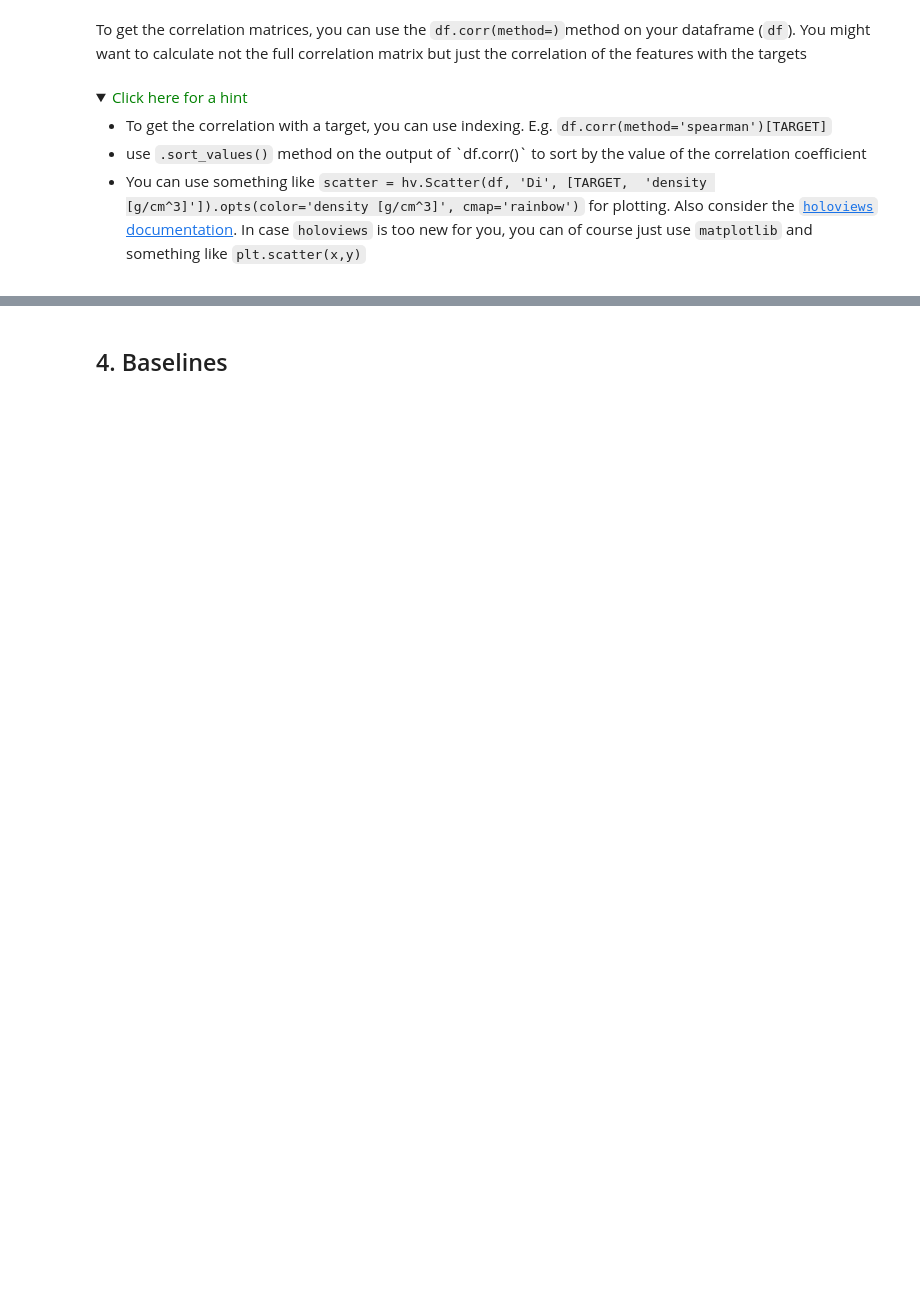
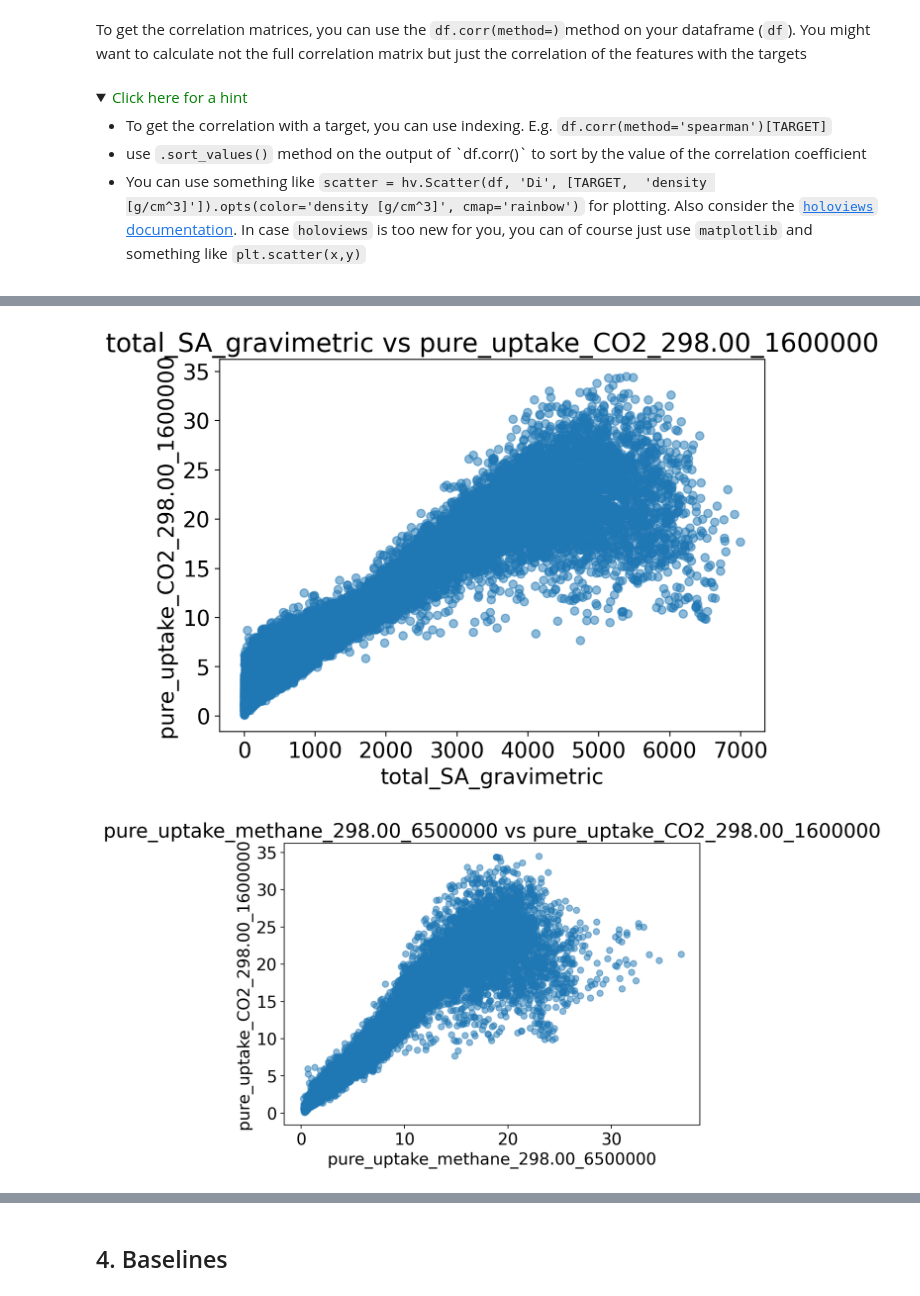
Before and after one commit to ariadnadavila/Computational-Carpentry-Project, a Jupyter notebook: group#_block3_project.ipynb, the cells around one changed output, grey strips where cells are left out. Saved outputs shown, nothing was run; the diff lists cells and outputs as text; code cells hidden in the pictures; folded sections open; blank space fills up the shorter version.

```diff
--- a/group#_block3_project.ipynb
+++ b/group#_block3_project.ipynb
@@ -598,0 +673,15 @@ To get the correlation matrices, you can use the `df.corr(method=)`method on you
+# %%
+# Choose the top 3 most correlated features (you can change the number)
+top_features = pearson_sorted.head(3).index
+
+# Plot each feature vs the target property
+for feature in top_features:
+    plt.figure()
+    plt.scatter(df[feature], df[target], alpha=0.5)
+    plt.xlabel(feature)
+    plt.ylabel(target)
+    plt.title(f"{feature} vs {target}")
+    plt.show()
+# %% [output]
+[figure, added]
+[figure, added]
```
Also changed, not shown: parts of 30 cells of this notebook.
